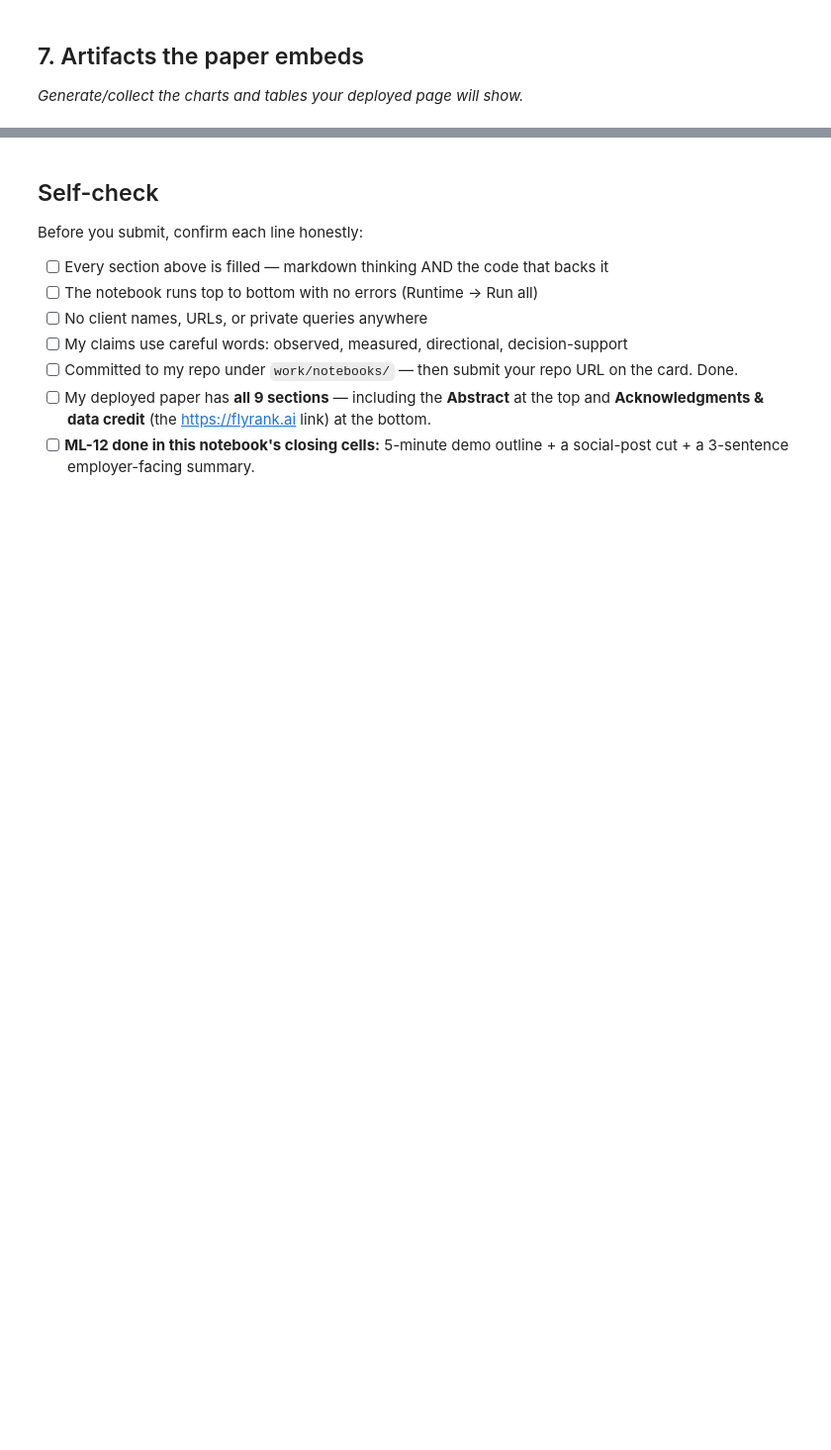
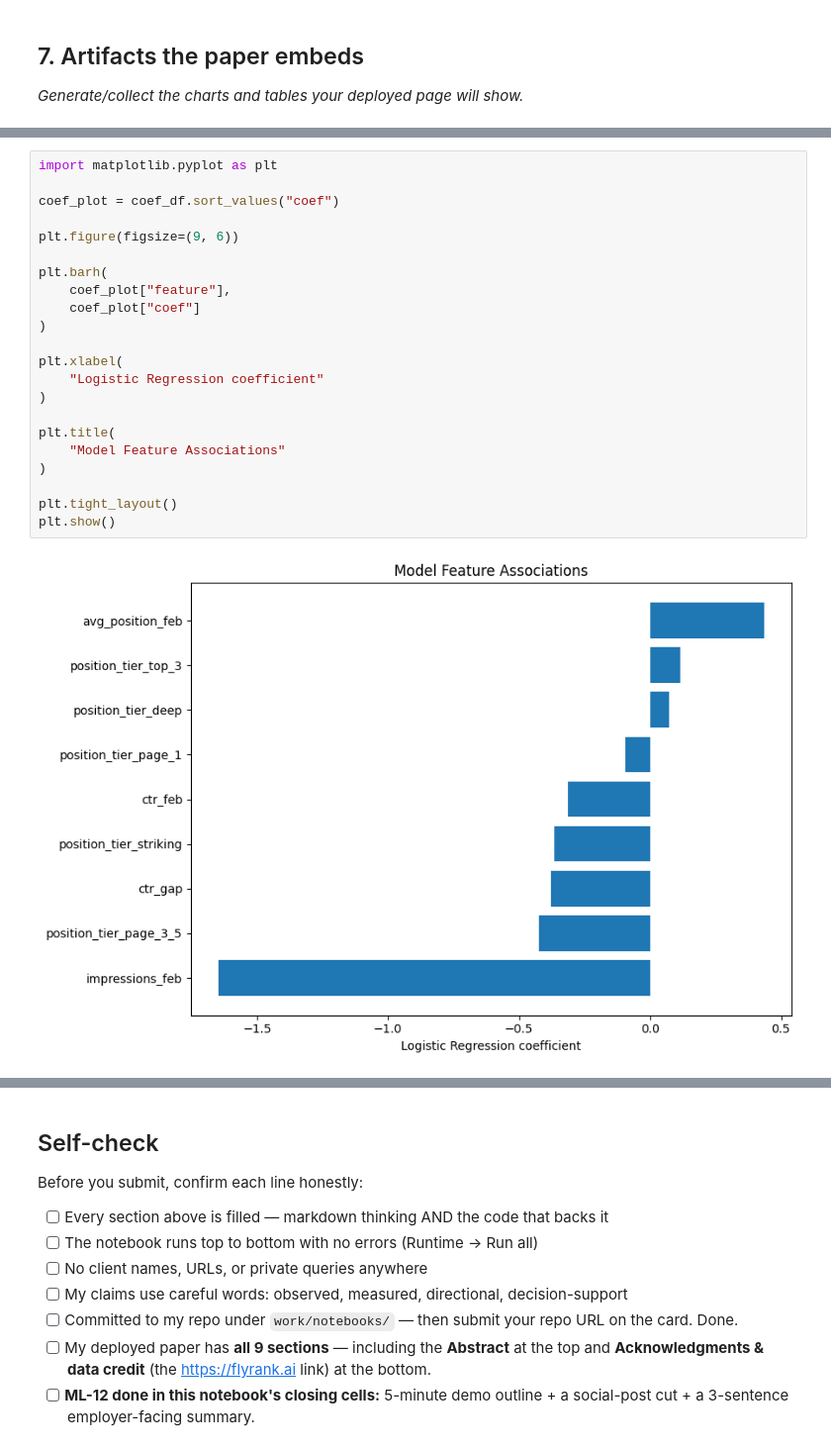
Before and after one commit to shahzamanjatoi/flyrank-ml-internship, a Jupyter notebook: work/notebooks/capstone.ipynb, the cells around one changed output, grey strips where cells are left out. Shown at 99% size. Saved outputs shown, nothing was run; the diff lists cells and outputs as text; blank space fills up the shorter version.

```diff
--- a/work/notebooks/capstone.ipynb
+++ b/work/notebooks/capstone.ipynb
@@ -36,0 +1085,24 @@ This skeleton is yours to fill. Work the sections **in order** — each one has
+# %%
+import matplotlib.pyplot as plt
+
+coef_plot = coef_df.sort_values("coef")
+
+plt.figure(figsize=(9, 6))
+
+plt.barh(
+    coef_plot["feature"],
+    coef_plot["coef"]
+)
+
+plt.xlabel(
+    "Logistic Regression coefficient"
+)
+
+plt.title(
+    "Model Feature Associations"
+)
+
+plt.tight_layout()
+plt.show()
+# %% [output]
+[figure, added]
```
Also changed, not shown: parts of 33 cells of this notebook.
